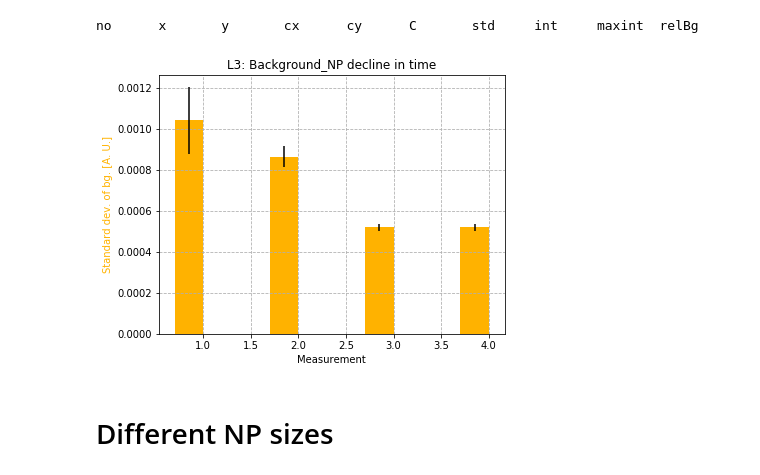
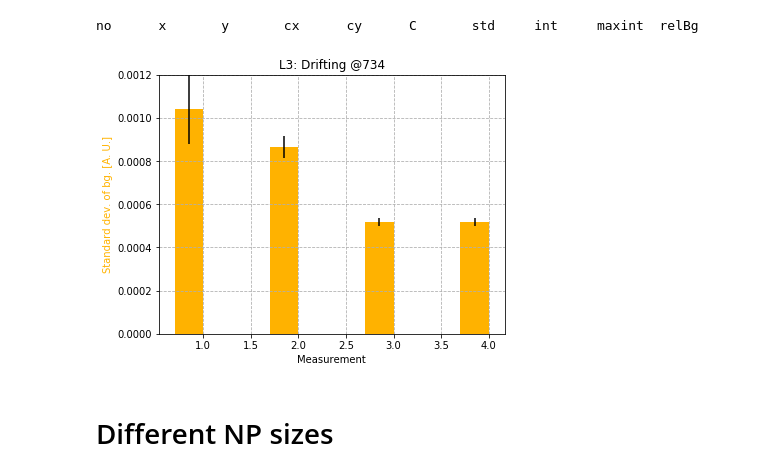
Before and after one commit to Yennda/spr_microscopy, a Jupyter notebook: jup_np_L3.ipynb, the cells around one changed output. Cells and saved outputs as stored; diff of their text form; code cells hidden in the pictures.

```diff
--- a/jup_np_L3.ipynb
+++ b/jup_np_L3.ipynb
@@ -24,8 +24,8 @@ x       y       cx      cy      C       std     int     maxint  relBg
 # folder=main_folder+'L3/'
 
 main_folder='C:/SPRUP_data_Jenda/2019_03_13_Jenda_microscopy/'
-# folder=main_folder+'19_08_29_L3/export_np/'
-folder=main_folder+'19_09_02_L3/export_np/'
+folder=main_folder+'19_08_29_L3/export_np/'
+# folder=main_folder+'19_09_02_L3/export_np/'
 # %%
 #19_08_29_L3
 # np=100
@@ -241,17 +241,14 @@ fig.savefig(folder+'plots/'+title.lower()+'_'+name+'.png' , dpi=300,  bbox_inche
 # %% [markdown]
 ## Noise reduction with time
 # %%
-np=' decline in time'
+np=734
 nm=[5, 6, 15, 15] #jeste 30
-# np=80
-# nm=[10, 9, 8, 7, 6]
-# np=60
-# nm=[11, 12, 13, 14, 15]
-# np=40
-# nm=[26, 25, 22, 23, 24]
+# np=730
+# nm=[3, 8, 13, 21] #jeste 29
 
 
-files=[folder+'raw_{:02.0f}_1'.format(f) for f in nm]
+
+files=[folder+'norm_{:02.0f}_1'.format(f) for f in nm]
 # files+=[folder+'meas_diff_02_1',
 #         folder+'meas_diff_03_1',]
 
@@ -274,31 +271,31 @@ no      x       y       cx      cy      C       std     int     maxint  relBg
 # %%
 ts=[1, 2, 3, 4]
 data1=[d[5] for d in data]
 data1_std=[d[5] for d in data_std]
 data2=[d[8] for d in data]
 data2_std=[d[8] for d in data_std]
 area=[d[0]*d[1] for d in data]
 
 w=0.3
 
 fig = plt.figure()
 axes = fig.add_axes([0.1, 0.1, 0.8, 0.9])
 axes.grid(linestyle='--')
 
-title='Background_NP'+str(np)
+title='Drifting @'+str(np)
 axes.set_title(name+': '+title)
 axes.set_xlabel('Measurement')
 axes.set_ylabel('Standard dev. of bg. [A. U.]', color=yellow)
-
+axes.set_ylim([0, 0.0012])
 # axesI = axes.twinx()
 # axesI.set_ylabel('Intensity per one px [A. U.]', color=blue)
 
 axes.bar([s-w/2 for s in ts], data1, w, yerr=data1_std, color=yellow, label='x')
 
 # axesI.bar([s+w/2 for s in ts], data2, w, yerr=data2_std, color=blue,label='y')
 fig.savefig(folder+'plots/'+title.lower()+'_'+name+'.png' , dpi=300,  bbox_inches='tight')
 # %% [output]
-[figure, old version]
+[figure, new version]
 # %% [markdown]
 # Different NP sizes
 # %%
```
Also changed, not shown: 2 other files.
